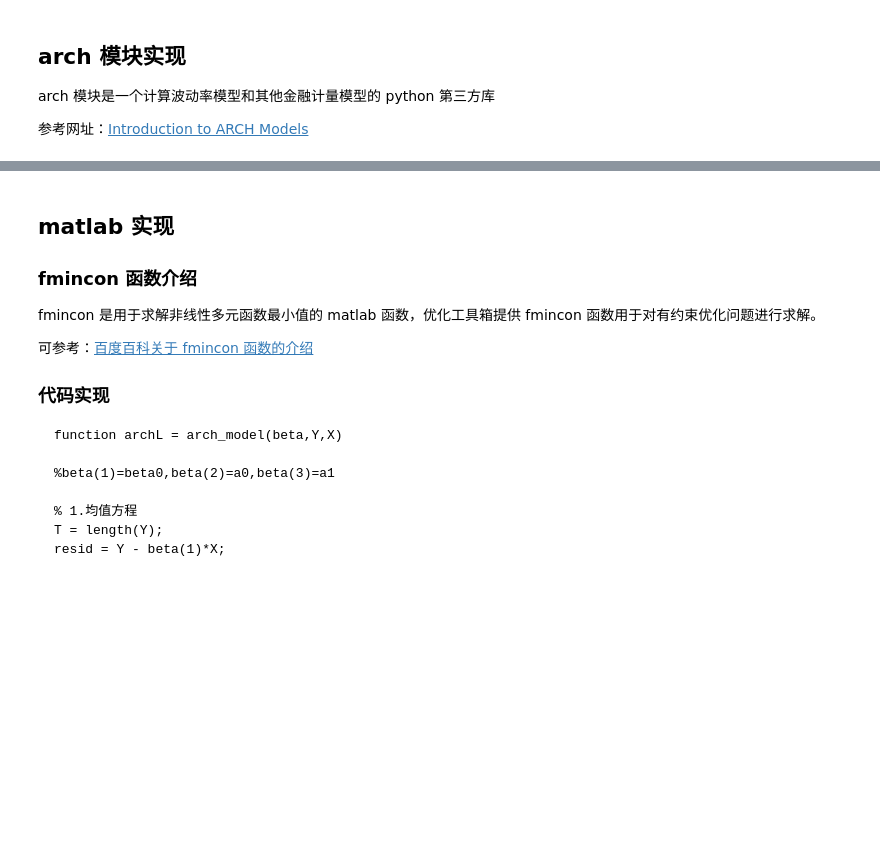
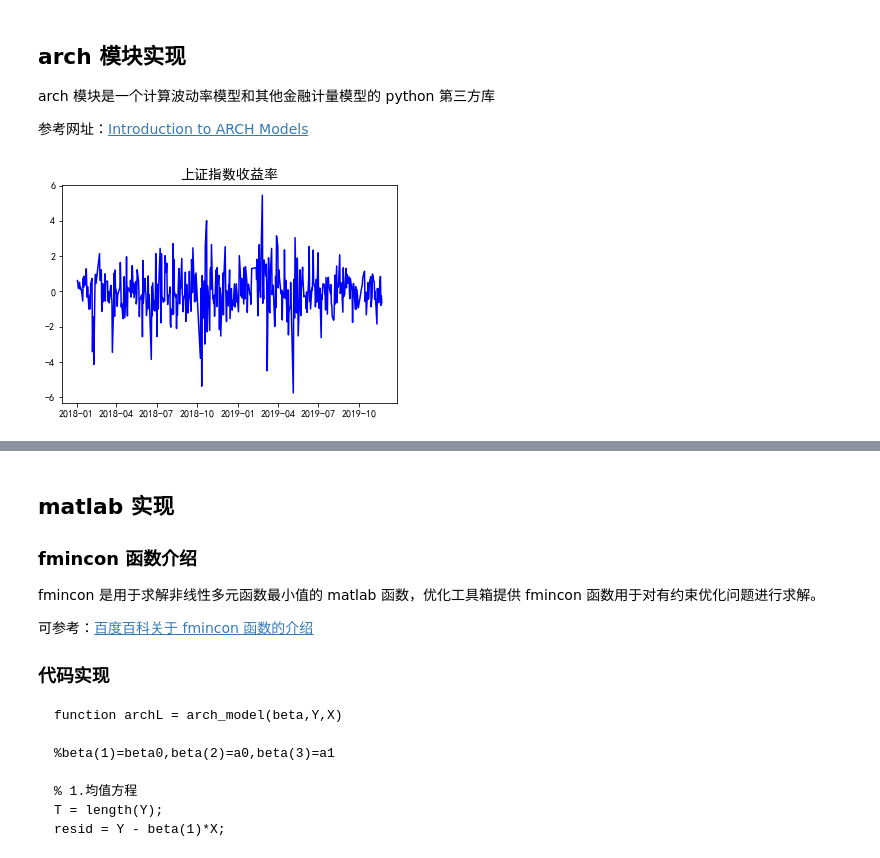
Before and after one commit to lei940324/econometrics, a Jupyter notebook: 金融时间序列/ARCH模型.ipynb, the cells around one changed output, grey strips where cells are left out. Drawn from its saved outputs; the diff is of its cells as text; code cells hidden in the pictures; blank space fills up the shorter version.

```diff
--- a/金融时间序列/ARCH模型.ipynb
+++ b/金融时间序列/ARCH模型.ipynb
@@ -50,4 +50,26 @@ $$\ln L=-\frac{T-1}{2} \ln 2 \pi-\frac{1}{2} \sum_{t=2}^{T} \ln \left(\alpha_{0}
 arch 模块是一个计算波动率模型和其他金融计量模型的 python 第三方库
 
 参考网址：[Introduction to ARCH Models](https://arch.readthedocs.io/en/latest/univariate/introduction.html#arch.univariate.arch_model)
+# %%
+from arch import arch_model
+import numpy as np
+import pandas as pd
+import matplotlib
+import matplotlib.pyplot as plt
+from pylab import mpl
+
+stock = pd.read_excel('../数据/上证指数与沪深300.xlsx')
+stock['sz收益率'] = 100*np.log(stock['sz']/stock['sz'].shift(1))
+stock = stock.dropna()   #删除缺失值
+stock = stock.reset_index(drop=True)
+
+# 防止图形中文文字乱码
+mpl.rcParams['font.sans-serif'] = ['SimHei']   # 以黑体的字体显示中文
+mpl.rcParams['axes.unicode_minus'] = False   # 解决保存图像是负号'-'显示为方块的问题
+
+plt.title('上证指数收益率', fontsize=14)   # 标题，fontsize 为字体大小
+# 常见线的属性有：color, label, linewidth, linestyle, marker 等
+pic = plt.plot(stock['日期'], stock['sz收益率'], color='blue')
+# %% [output]
+[figure, added]
 # %%
```
Also changed, not shown: parts of 3 cells of this notebook, 14 other files.
